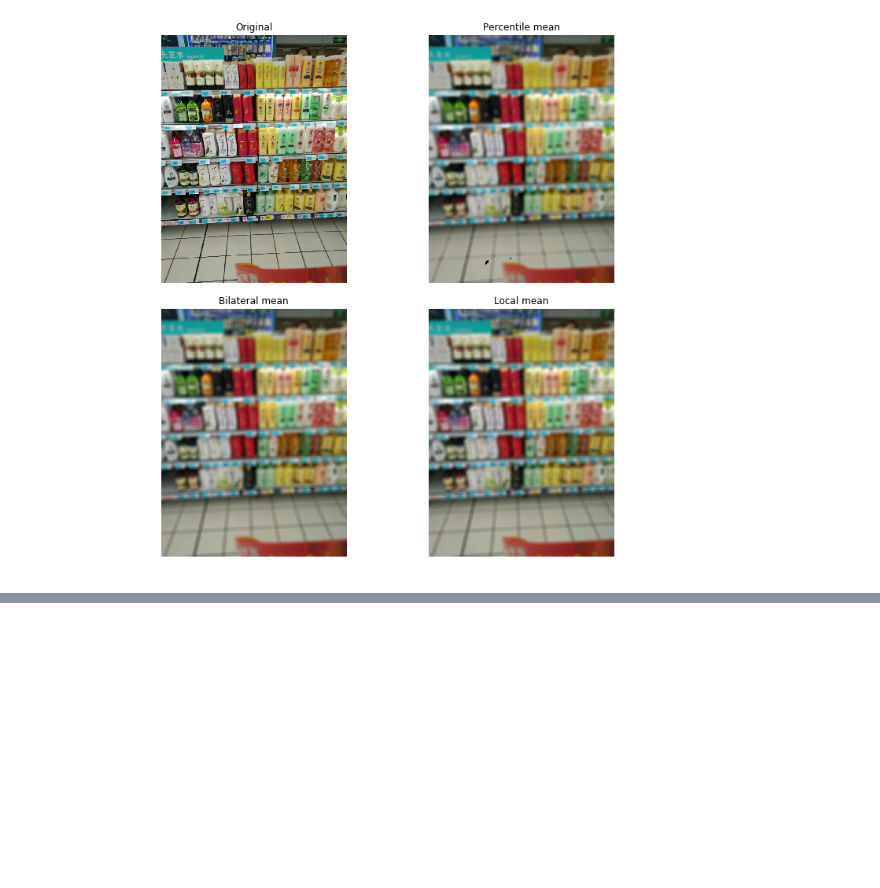
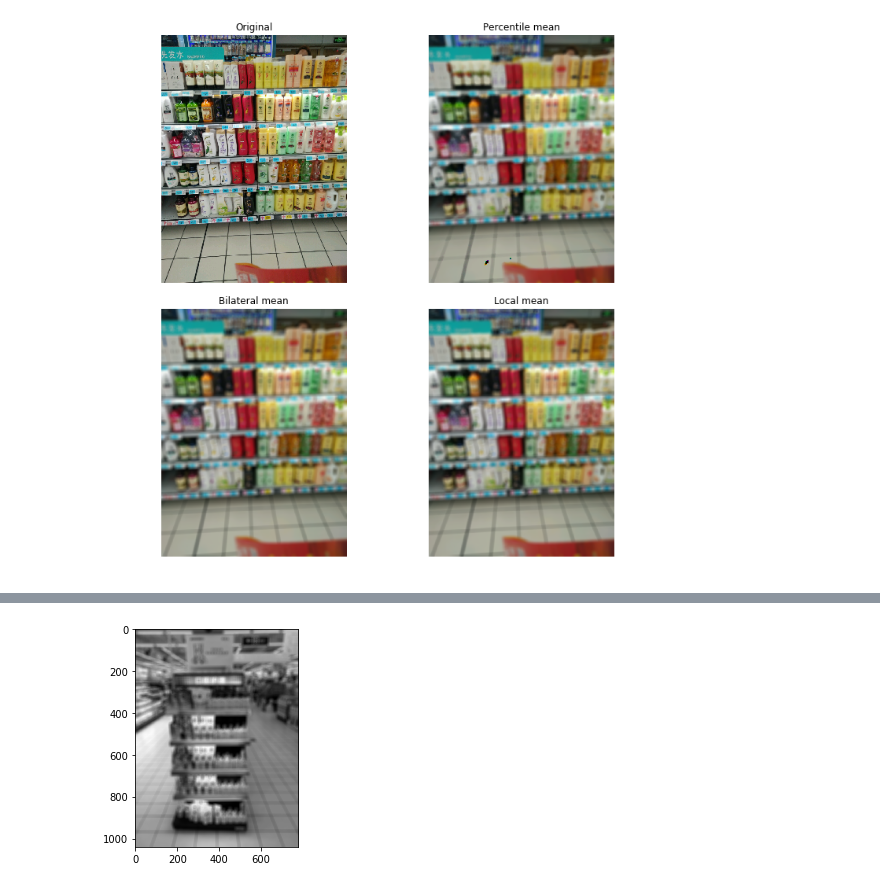
Before and after one commit to ronjian/Python-Practise, a Jupyter notebook: code_piece/cv.ipynb, the cells around one changed output, grey strips where cells are left out. Drawn from its saved outputs; the diff is of its cells as text; code cells hidden in the pictures; blank space fills up the shorter version.

```diff
--- a/code_piece/cv.ipynb
+++ b/code_piece/cv.ipynb
@@ -300,0 +429,13 @@ plt.show()
+# %%
+image = imread("assets/planogram.jpeg")[:, : , 0]
+
+from skimage.filters import rank
+from skimage.morphology import disk
+bilateral_result_l = []
+for i in range(3):
+    bilateral_result_l.append(rank.mean_bilateral(image, selem=disk(10), s0=500, s1=500))
+bilateral_result = np.stack(bilateral_result_l, axis=-1)
+plt.imshow(bilateral_result)
+plt.show()
+# %% [output]
+[figure, added]
```
Also changed, not shown: parts of 9 cells of this notebook, 3 other files.
